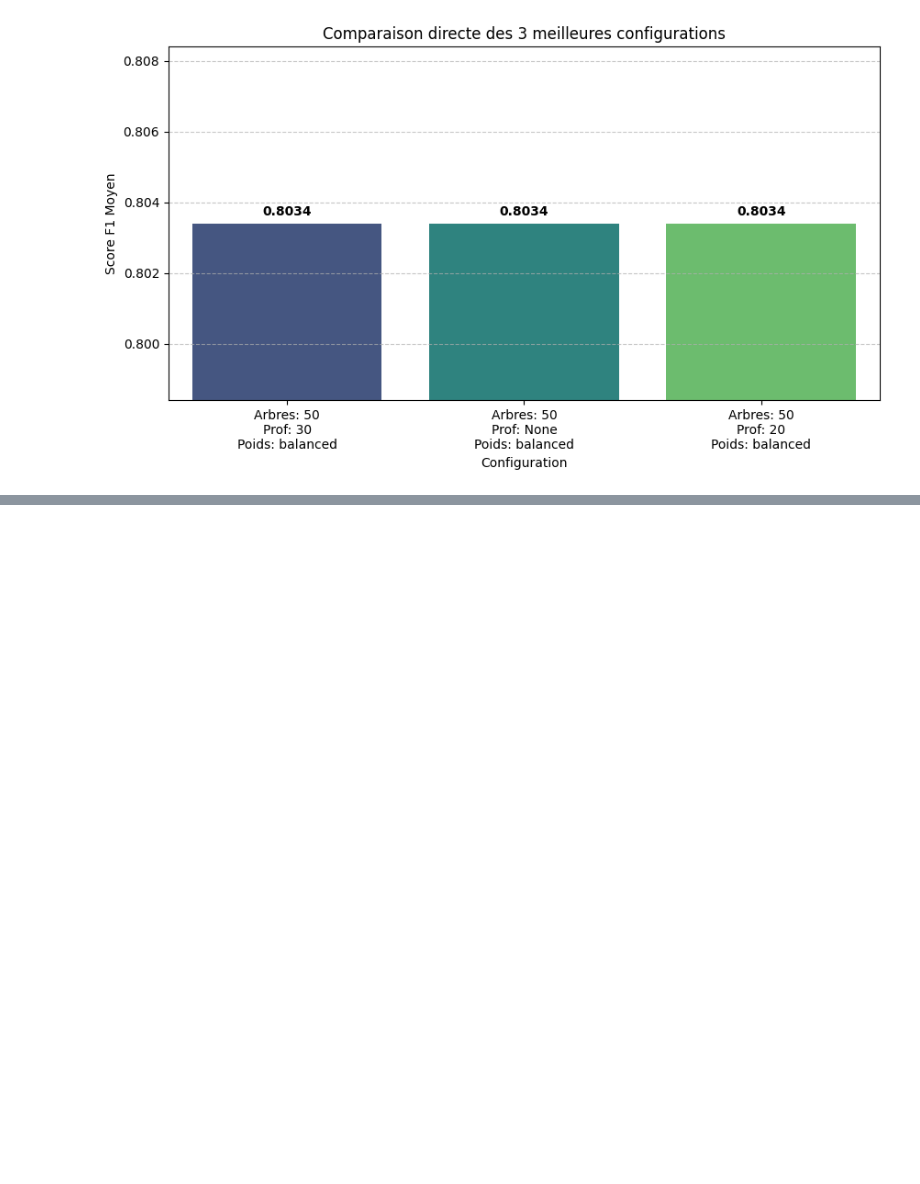
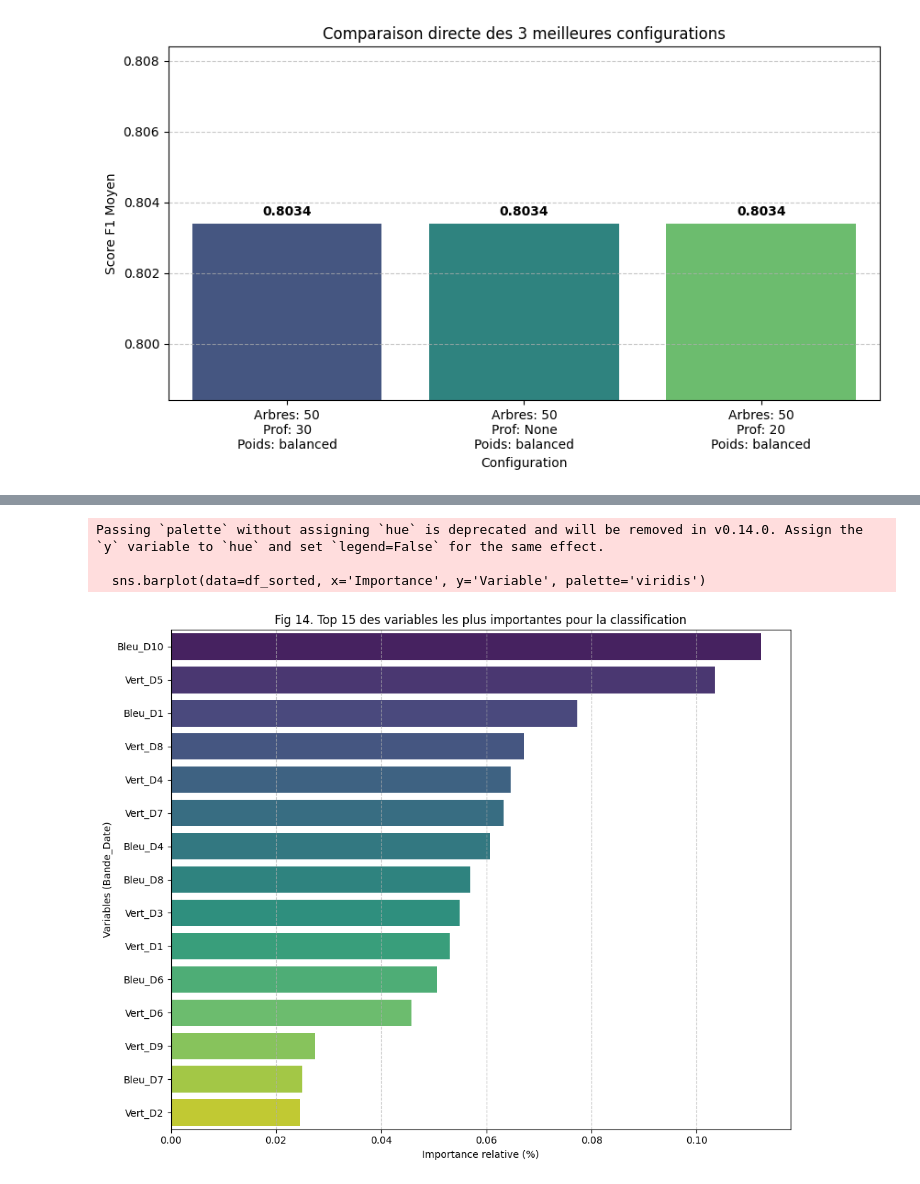
Before and after one commit to Matteolng/projet_teledec, a Jupyter notebook: notebook/notebook_teledec.ipynb, the cells around one changed output, grey strips where cells are left out. Cells and saved outputs as stored; diff of their text form; code cells hidden in the pictures; blank space fills up the shorter version.

```diff
--- a/notebook/notebook_teledec.ipynb
+++ b/notebook/notebook_teledec.ipynb
@@ -1482,3 +1482,21 @@ Passing `palette` without assigning `hue` is deprecated and will be removed in v
 
   barplot = sns.barplot(data=top_3, x='label', y='mean_test_score', palette='viridis', ci=None)
 [figure]
+# %%
+from sklearn.ensemble import RandomForestClassifier
+
+# Configuration OPTIMALE basée sur tes graphiques
+# On prend le plus "simple" parmi les ex-aequo
+model_final = RandomForestClassifier(
+    n_estimators=50,          # Suffisant d'après le Top 3 (Arbres: 50)
+    max_depth=20,             # Suffisant pour atteindre le plateau de 0.8034
+    class_weight='balanced',  # Indispensable pour le déséquilibre
+    min_samples_leaf=1,       # Valeur par défaut (car non testé spécifiquement ici)
+    random_state=42
+)
+
+# Entraînement final
+model_final.fit(X_train, y_train)
+
+print("Modèle final configuré et entraîné.")
+print("Paramètres retenus : 50 arbres, Profondeur 20, Poids Balanced")
@@ -1484,0 +1557,58 @@ Passing `palette` without assigning `hue` is deprecated and will be removed in v
+# %%
+import matplotlib.pyplot as plt
+import pandas as pd
+import numpy as np
+import seaborn as sns
+
+# 1. RÉCUPÉRATION DES IMPORTANCES DU MODÈLE FINAL
+# On suppose que 'model_final' est ton modèle optimisé (50 arbres, prof 20...)
+importances = model_final.feature_importances_
+
+# 2. RECONSTRUCTION DES NOMS DES VARIABLES (Ta méthode)
+noms_vars = []
+
+# A. Les 40 premières (Les couleurs : Bleu, Vert, Rouge, PIR sur 10 dates)
+# Attention : Assure-toi que l'ordre ici (Bleu/Vert/Rouge/PIR) est bien celui de ton fichier !
+for c in ["Bleu", "Vert", "Rouge", "PIR"]:
+    for d in range(1, 11): # De D1 à D10
+        noms_vars.append(f"{c}_D{d}")
+
+# B. Les 10 dernières (Le NDVI, si tu l'avais ajouté à tes données)
+# Si ton modèle a été entraîné avec 50 variables, il faut ces lignes.
+# Si tu n'as que 40 variables, commente ces 3 lignes ci-dessous.
+if len(importances) == 50:
+    for d in range(1, 11):
+        noms_vars.append(f"NDVI_D{d}")
+
+# Sécurité : On coupe la liste de noms si elle est trop longue par rapport au modèle
+noms_vars = noms_vars[:len(importances)]
+
+# 3. CRÉATION DU DATAFRAME ET TRI
+df_importance = pd.DataFrame({
+    'Variable': noms_vars,
+    'Importance': importances
+})
+
+# On trie pour avoir les plus forts en haut
+df_sorted = df_importance.sort_values(by='Importance', ascending=False).head(15) # Top 15
+
+# 4. AFFICHAGE DU GRAPHIQUE
+plt.figure(figsize=(10, 8))
+# Barplot horizontal
+sns.barplot(data=df_sorted, x='Importance', y='Variable', palette='viridis')
+
+plt.title("Fig 14. Top 15 des variables les plus importantes pour la classification")
+plt.xlabel("Importance relative (%)")
+plt.ylabel("Variables (Bande_Date)")
+plt.grid(axis='x', linestyle='--', alpha=0.7)
+plt.tight_layout()
+plt.show()
+
+# 5. EXPORT POUR LE RAPPORT
+print("--- Variables les plus importantes ---")
+print(df_sorted)
+# %% [output]
+Passing `palette` without assigning `hue` is deprecated and will be removed in v0.14.0. Assign the `y` variable to `hue` and set `legend=False` for the same effect.
+
+  sns.barplot(data=df_sorted, x='Importance', y='Variable', palette='viridis')
+[figure, added]
```
Also changed, not shown: parts of 3 cells of this notebook.
